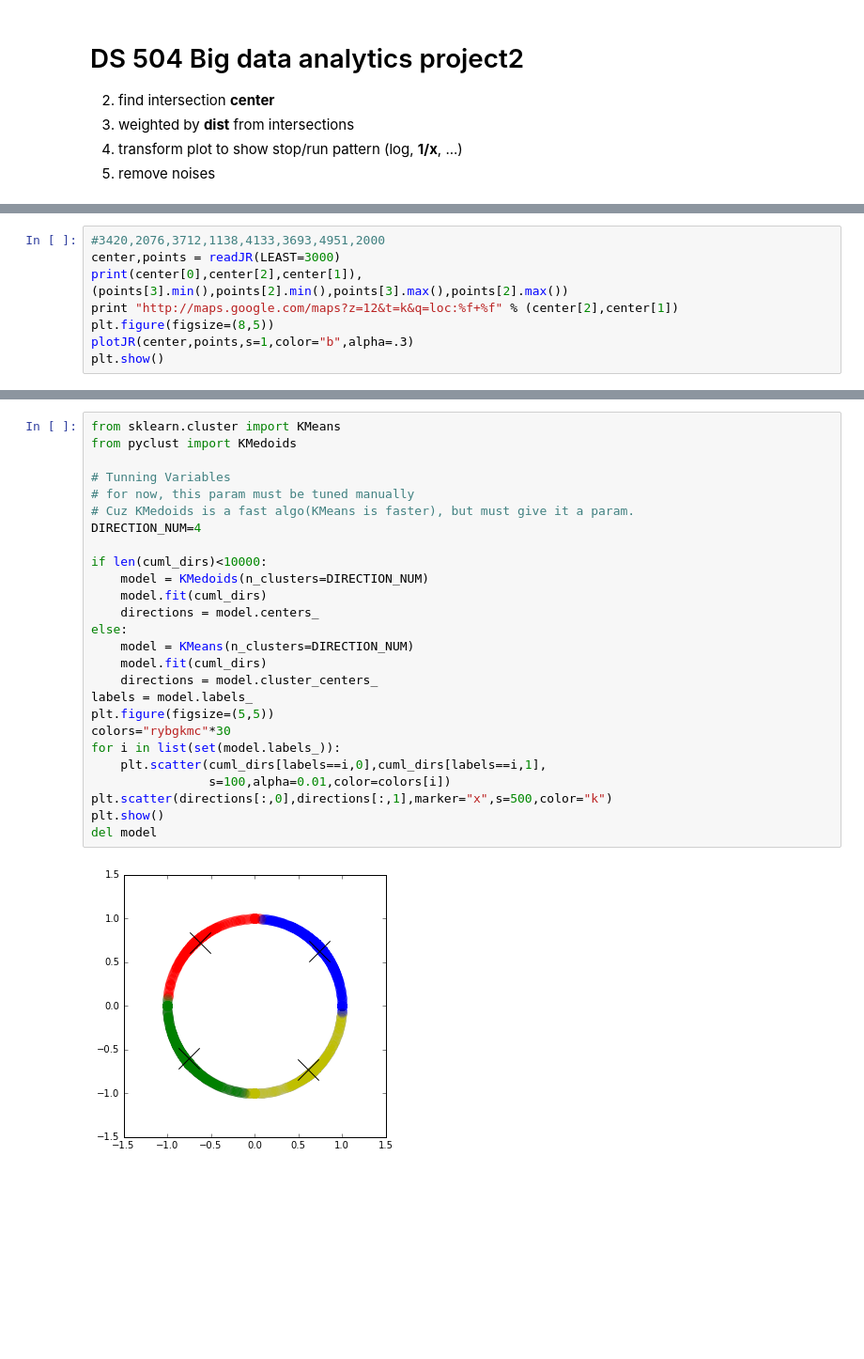
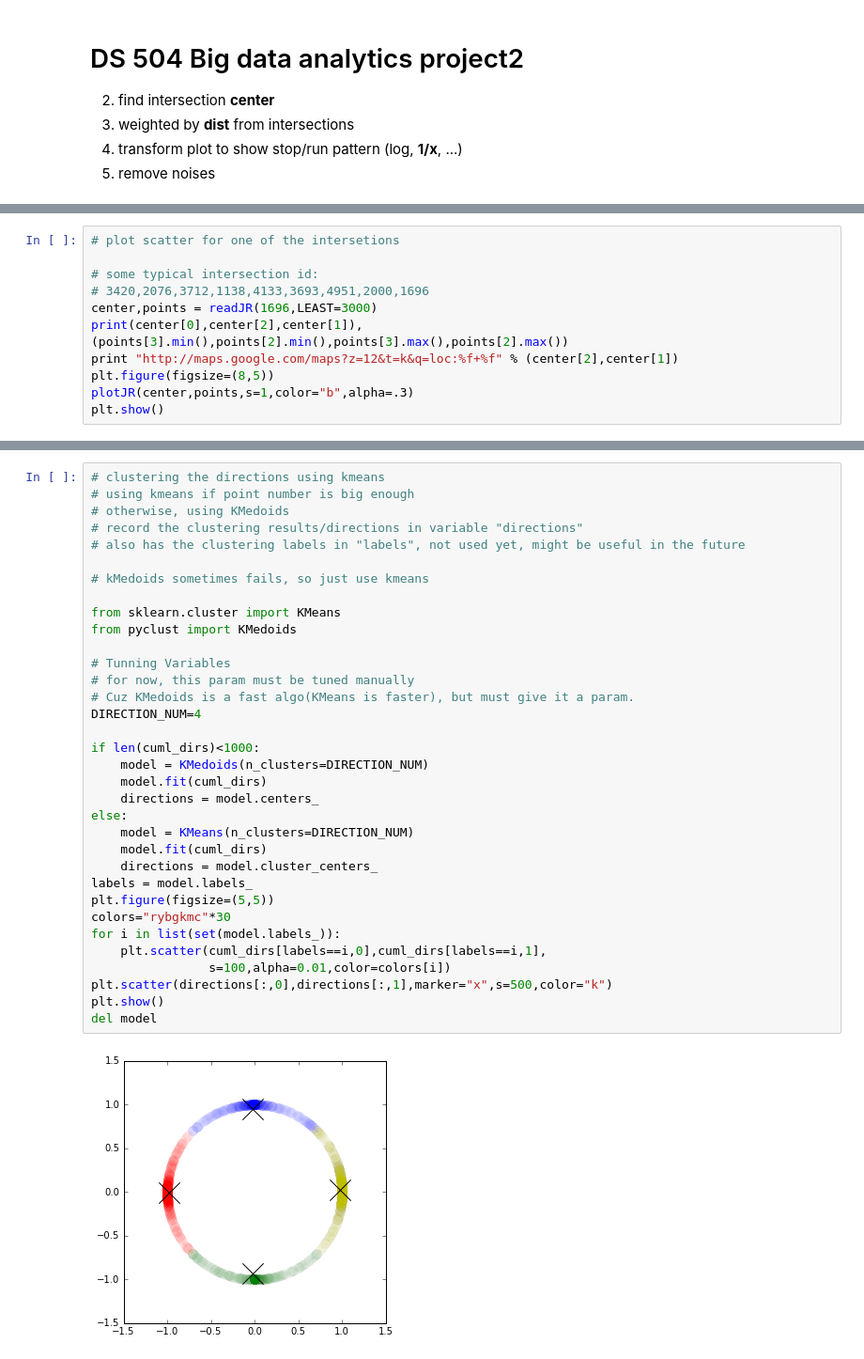
Before and after one commit to 1nfo/TLRI, a Jupyter notebook: Inferring.ipynb, the cells around one changed output, grey strips where cells are left out. Shown: that part at 94% size. Saved outputs shown, nothing was run; the diff lists cells and outputs as text; blank space fills up the shorter version.

Commit message:
add some comments and results

```diff
--- a/Inferring.ipynb
+++ b/Inferring.ipynb
@@ -99,8 +131,11 @@ def calc_features(dfs,verbose=0):
             print "\r%d/%d" % (count,len(dfs))
     return features
 # %%
-#3420,2076,3712,1138,4133,3693,4951,2000
-center,points = readJR(LEAST=3000)
+# plot scatter for one of the intersetions
+
+# some typical intersection id:
+# 3420,2076,3712,1138,4133,3693,4951,2000,1696
+center,points = readJR(1696,LEAST=3000)
 print(center[0],center[2],center[1]),(points[3].min(),points[2].min(),points[3].max(),points[2].max())
 print "http://maps.google.com/maps?z=12&t=k&q=loc:%f+%f" % (center[2],center[1])
 plt.figure(figsize=(8,5))
@@ -145,29 +193,37 @@ plt.show()
 # %%
+# clustering the directions using kmeans
+# using kmeans if point number is big enough
+# otherwise, using KMedoids
+# record the clustering results/directions in variable "directions"
+# also has the clustering labels in "labels", not used yet, might be useful in the future
+
+# kMedoids sometimes fails, so just use kmeans
+
 from sklearn.cluster import KMeans
 from pyclust import KMedoids
 
 # Tunning Variables
 # for now, this param must be tuned manually
 # Cuz KMedoids is a fast algo(KMeans is faster), but must give it a param.
 DIRECTION_NUM=4
 
-if len(cuml_dirs)<10000:
+if len(cuml_dirs)<1000:
     model = KMedoids(n_clusters=DIRECTION_NUM)
     model.fit(cuml_dirs)
     directions = model.centers_
 else:
     model = KMeans(n_clusters=DIRECTION_NUM)
     model.fit(cuml_dirs)
     directions = model.cluster_centers_
 labels = model.labels_
 plt.figure(figsize=(5,5))
 colors="rybgkmc"*30
 for i in list(set(model.labels_)):
     plt.scatter(cuml_dirs[labels==i,0],cuml_dirs[labels==i,1],
                 s=100,alpha=0.01,color=colors[i])
 plt.scatter(directions[:,0],directions[:,1],marker="x",s=500,color="k")
 plt.show()
 del model
 # %% [output]
-[figure, old version]
+[figure, new version]
 # %%
```
Also changed, not shown: parts of 10 cells of this notebook, 3 other files.
